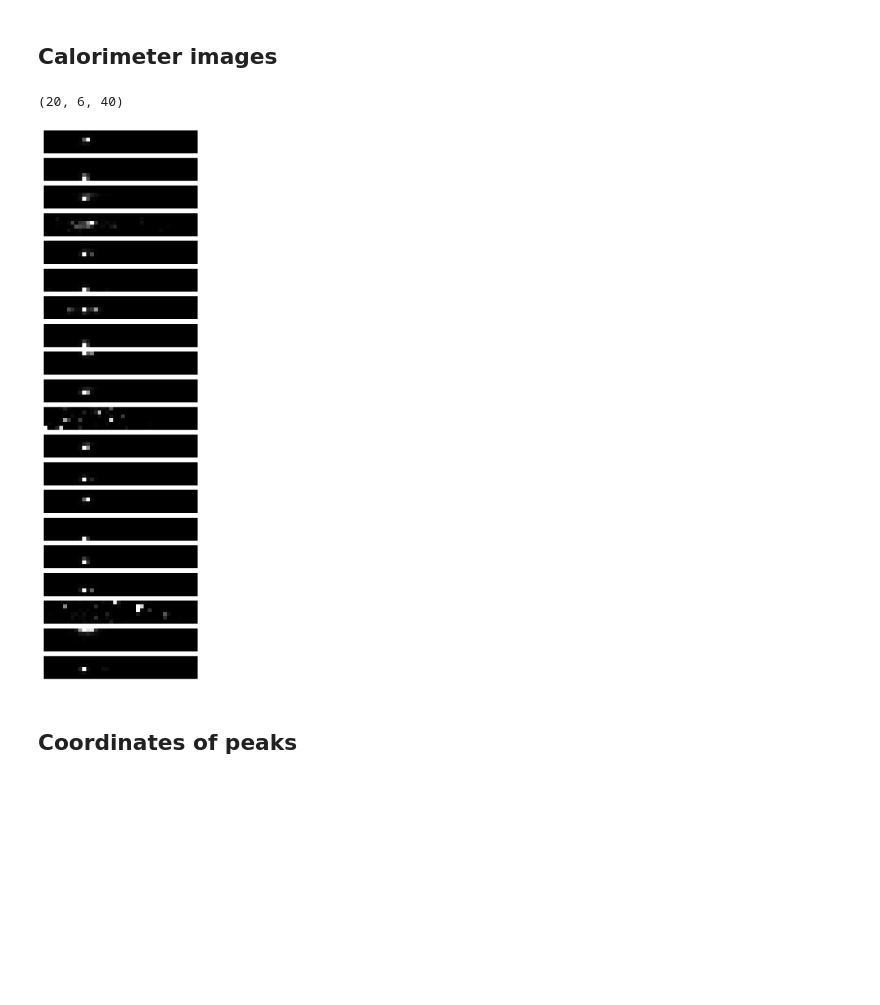
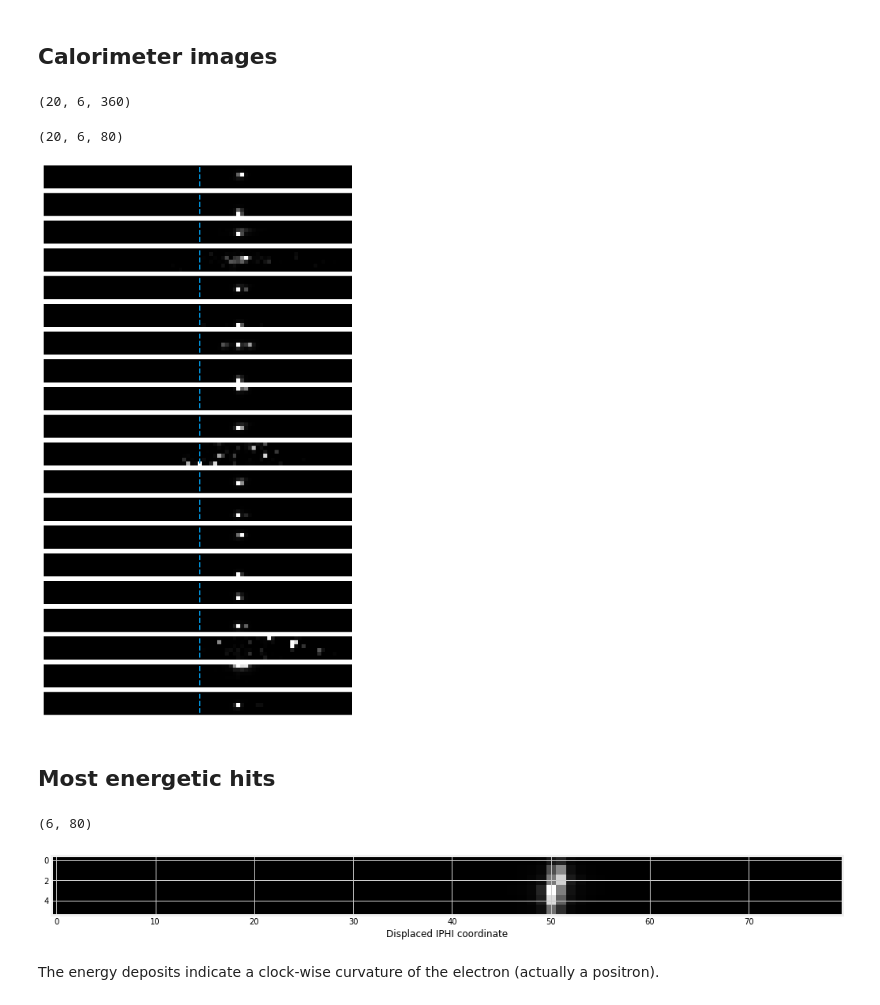
Before and after one commit to SPRACE/calo-simulation, a Jupyter notebook: notebooks/calorimeter-images.ipynb, the cells around one changed output. Saved outputs shown, nothing was run; the diff lists cells and outputs as text; code cells hidden in the pictures; blank space fills up the shorter version.

```diff
--- a/notebooks/calorimeter-images.ipynb
+++ b/notebooks/calorimeter-images.ipynb
@@ -39,19 +39,24 @@ ax[1].set_xlabel('energy (GeV)');
 N = 20           # number of images
 DIM_ETA = 6      # number of crystals in ETA
 DIM_PHI = 360    # number of crystals in PHI
-CUT_PHI = 40     # cut number of crystals in PHI
 
 images = np.reshape(df.iloc[:N,:].values, (-1, DIM_ETA, DIM_PHI))
-images = images[..., :CUT_PHI]
 images.shape
 # %% [output]
-(20, 6, 40)
+(20, 6, 360)
+# %%
+CUT_PHI = 40     # cut number of crystals in PHI
+
+window = np.arange(-CUT_PHI, CUT_PHI)
+images = images[..., window]
+images.shape
+# %% [output]
+(20, 6, 80)
 # %%
 fig, ax = plt.subplots(N, 1, figsize=(60, 30))
 for i in range(N):
-    ax[i].imshow(images[i], cmap = cm.Greys_r)
+    ax[i].imshow(images[i], cmap=cm.Greys_r)
+    ax[i].plot([CUT_PHI, CUT_PHI], [0, 5], '--')  # helper line for visual inspection
     ax[i].axis('off')
 # %% [output]
-[figure, old version]
+[figure, new version]
-# %% [markdown]
-## Coordinates of peaks
@@ -60 +63,17 @@ img = images[-1]
+# %% [markdown]
+## Most energetic hits
+# %%
+img = np.reshape(df.mean(axis=0).values, (DIM_ETA, DIM_PHI))
+img = img[..., window]
+img.shape
+# %% [output]
+(6, 80)
+# %%
+fig, ax = plt.subplots(1, 1, figsize=(16, 2))
+ax.imshow(img, cmap=cm.Greys_r)
+ax.set_xlabel('Displaced IPHI coordinate');
+# %% [output]
+[figure, added]
+# %% [markdown]
+The energy deposits indicate a clock-wise curvature of the electron (actually a positron).
 # %%
```
Also changed, not shown: parts of 4 cells of this notebook.
